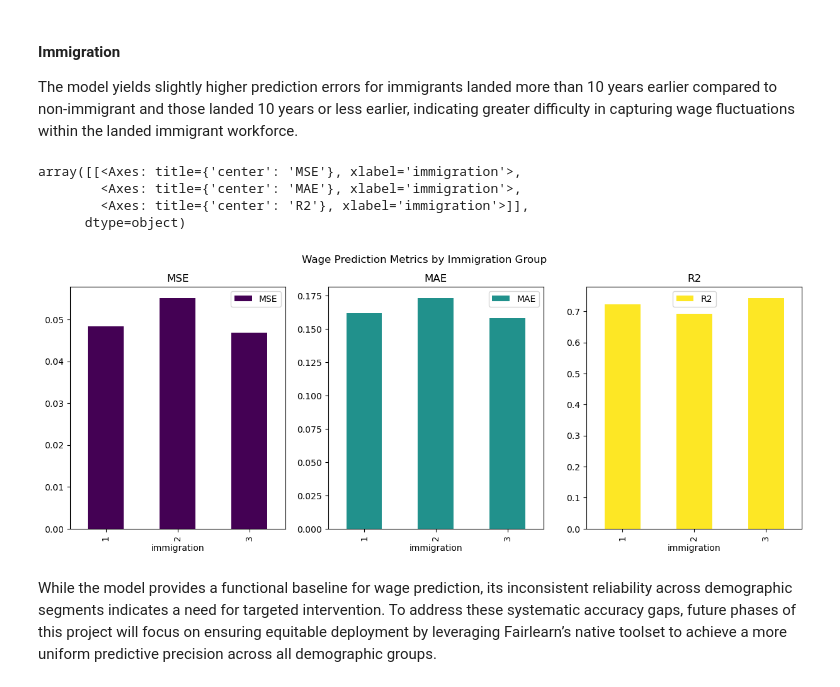
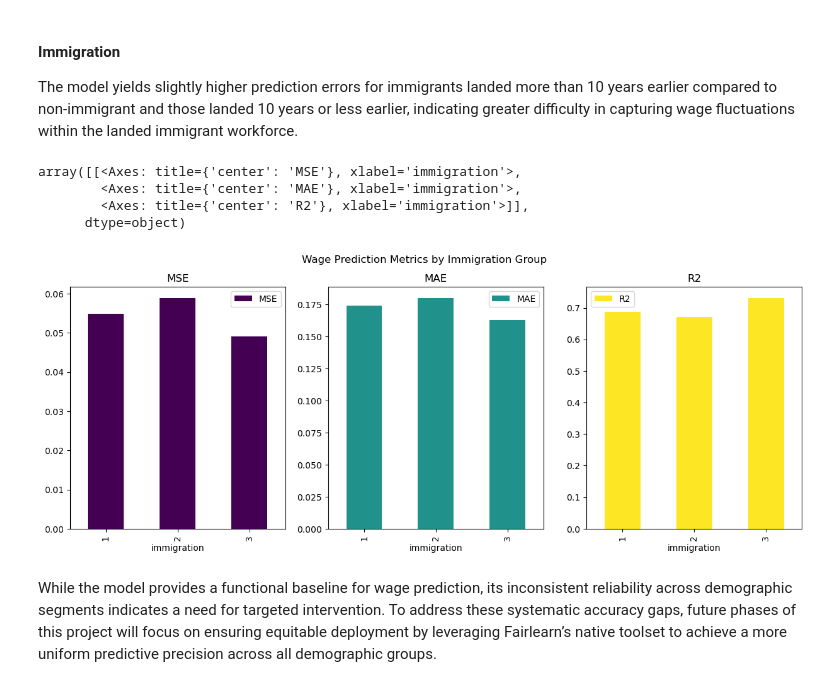
Before and after one commit to yelly-camara/hrly-wage-prediction, a Jupyter notebook: hrly-wage-prediction.ipynb, the cells around one changed output. Saved outputs shown, nothing was run; the diff lists cells and outputs as text; code cells hidden in the pictures.

```diff
--- a/hrly-wage-prediction.ipynb
+++ b/hrly-wage-prediction.ipynb
@@ -546,35 +546,35 @@ sensitive_features = pd.DataFrame({
     "immigration": x_test['IMMIG']
 })
 
 
 metrics = {
     "MSE": mean_squared_error,
     "MAE": mean_absolute_error,
     "R2": r2_score
 }
 
 
 mf_wage = MetricFrame(
     metrics=metrics,
     y_true=y_test,
-    y_pred=y_pred,
+    y_pred=y_pred_simple ,
     sensitive_features=sensitive_features
 )
 
 mf_wage.by_group.plot(
     kind="bar",
     subplots=True,
     layout=[1, 3],
     figsize=(15, 5),
     title="Wage Prediction Metrics by Immigration Group",
     colormap="viridis"
 )
 # %% [output]
 array([[<Axes: title={'center': 'MSE'}, xlabel='immigration'>,
         <Axes: title={'center': 'MAE'}, xlabel='immigration'>,
         <Axes: title={'center': 'R2'}, xlabel='immigration'>]],
       dtype=object)
-[figure, old version]
+[figure, new version]
 # %% [markdown]
 While the model provides a functional baseline for wage prediction, its inconsistent reliability across demographic segments indicates a need for targeted intervention. To address these systematic accuracy gaps, future phases of this project will focus on ensuring equitable deployment by leveraging Fairlearn’s native toolset to achieve a more uniform predictive precision across all demographic groups.
 # %% [markdown]
```
Also changed, not shown: parts of 6 cells of this notebook, 1 other file.
